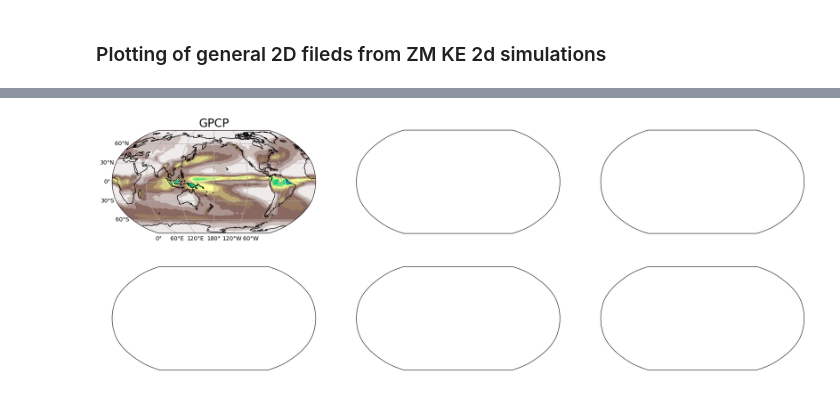
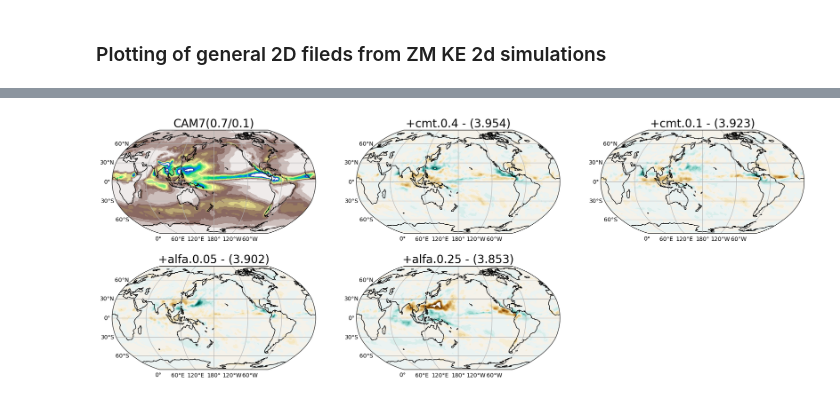
Before and after one commit to swrneale/python-scripts, a Jupyter notebook: zm_dev/zm_ke_cam_sims.ipynb, the cells around one changed output, grey strips where cells are left out. Cells and saved outputs as stored; diff of their text form; code cells hidden in the pictures.

```diff
--- a/zm_dev/zm_ke_cam_sims.ipynb
+++ b/zm_dev/zm_ke_cam_sims.ipynb
@@ -27,13 +27,21 @@ dir_climo = '/glade/derecho/scratch/rneale/archive/'
 #cam_names = ['GPCP','CAM7','+KE','+KE (TKE)','+dmpdz (1e-4)']
 
 
-cam_runs = ['GPCP','f.cam6_4_032.FLTHIST_ne30.cam7_ke.005a','f.cam6_4_032.FLTHIST_ne30.cam7_ke.006b','f.cam6_4_032.FLTHIST_ne30.cam7_ke.007b','f.cam6_4_032.FLTHIST_ne30.cam7_ke.008b']
-cam_names = ['GPCP','CAM7','+KE','+KE (TKE)','+dmpdz (1e-4)']
+#cam_runs = ['GPCP','f.cam6_4_032.FLTHIST_ne30.cam7_ke.005b','f.cam6_4_032.FLTHIST_ne30.cam7_ke.006b','f.cam6_4_032.FLTHIST_ne30.cam7_ke.007b','f.cam6_4_032.FLTHIST_ne30.cam7_ke.008b']
+#cam_names = ['GPCP','CAM7','+KE','+KE (TKE)','+dmpdz (1e-4)']
+
+#cam_runs = ['GPCP','f.cam6_4_032.FLTHIST_ne30.cam7_dev.002','f.cam6_4_032.FLTHIST_ne30.cam7_dev.005','f.cam6_4_032.FLTHIST_ne30.cam7_dev.006','f.cam6_4_032.FLTHIST_ne30.cam7_dev.007','f.cam6_4_032.FLTHIST_ne30.cam7_dev.008']
+#cam_names = ['GPCP','CAM7(0.7/0.1)','+cmt.0.4','+cmt.0.1','+alfa.0.05','+alfa.0.25']
+
+
+cam_runs = ['f.cam6_4_032.FLTHIST_ne30.cam7_dev.002','f.cam6_4_032.FLTHIST_ne30.cam7_dev.005','f.cam6_4_032.FLTHIST_ne30.cam7_dev.006','f.cam6_4_032.FLTHIST_ne30.cam7_dev.007','f.cam6_4_032.FLTHIST_ne30.cam7_dev.008']
+cam_names = ['CAM7(0.7/0.1)','+cmt.0.4','+cmt.0.1','+alfa.0.05','+alfa.0.25']
 
 #cam_runs = ['f.cam6_4_032.FLTHIST_ne30.cam7_ke.001a','f.cam6_4_032.FLTHIST_ne30.cam7_ke.002b']
 #cam_names = ['CAM7','+KE']
 
-season = 'MAM'
+fig_sub = 'cam7_all_zm_cmt_alfa'
+season = 'JJA'
 ldiff = True
 
 
@@ -54,14 +62,14 @@ ds_run = []
 
 nsims = len(cam_runs)
 
-
+nrows = 2 ; ncols = 3
 
 ############### LOOP OVER SIMULATIONS/OBS. ################
 
 
 for ip,vname in enumerate(mvars):
 
-    fig, ax = mp.subplots(nrows=2,ncols=3,
+    fig, ax = mp.subplots(nrows=nrows,ncols=ncols,
                         subplot_kw={'projection': pproj},
                         figsize=(22,8))
 
@@ -110,8 +118,8 @@ for ip,vname in enumerate(mvars):
             plevs = hyam*100000+da_ps*hybm
 
 
-        nlons = len(ds['lon'])
-        nlats = len(ds['lat'])
+        nlons = len(ds_i['lon'])
+        nlats = len(ds_i['lat'])
 
 
 
@@ -140,9 +148,9 @@ for ip,vname in enumerate(mvars):
             max_level = 15.
             min_level = 0.
             step_level = 1.
-            amax_level = 8.
-            amin_level = -8.
-            astep_level = 1.
+            amax_level = 6.
+            amin_level = -6.
+            astep_level = 0.5
 
 
             if vname=='RPREC':
@@ -180,19 +188,50 @@ for ip,vname in enumerate(mvars):
 
 #        cmap = 'terrain'
 
+
+
+        if vname=='TAUX':
+                long_name = 'Zonal Surface Stress'
+                da = ds_i['TAUX']
+                vunits = 'N/m^2'
+                vscale = 1.
+                cmap = 'CMRmap_r'
+                max_level = 0.15
+                min_level = -0.15
+                step_level = 0.01
+                amax_level = 0.05
+                amin_level = -0.05
+                astep_level = 0.005
+                acmap = 'bwr'
+
         if vname=='CAPE':
                 long_name = 'Convective Available Potential Energy'
                 da = ds_i['CAPE']
                 vunits = 'J/kg'
                 vscale = 1.
                 cmap = 'CMRmap_r'
-                max_level = 500.
+                max_level = 200.
                 min_level = 0.
-                step_level = 25.
+                step_level = 10.
                 amax_level = 100.
                 amin_level = -100.
                 astep_level = 10.
                 acmap = 'bwr'
+
+        if vname=='SWCF':
+                long_name = 'Short Wave Cloud Forcing'
+                da = ds_i['SWCF']
+                vunits = 'W/m^2'
+                vscale = 1.
+                cmap = 'CMRmap_r'
+                max_level = 10.
+                min_level = -100.
+                step_level = 10.
+                amax_level = 20.
+                amin_level = -20.
+                astep_level = 4.
+                acmap = 'bwr'
+
 
 
         if vname=='LCL':
@@ -328,13 +367,18 @@ for ip,vname in enumerate(mvars):
             attrs=da.attrs
             )
         da_p.attrs = da.attrs
+        trmse = ''
+        pcmap = cmap
 
-        pcmap = cmap
+
+        clevels = levels
+
         if ldiff and isim == 0:
             da_p0 = da_p
             trmse = ''
             clevels = levels
             pcmap = cmap
+
         if ldiff and isim > 0:
             da_p = da_p.interp_like(da_p0)-da_p0
             clevels = alevels
@@ -345,12 +389,13 @@ for ip,vname in enumerate(mvars):
             trmse = (f" - ({rmse.values:.3f})")
 
 
-
         pcont1 = axf[isim].contourf(da_p.lon, da_p.lat, da_p,transform=ptrans, levels=clevels,cmap=pcmap)
         axf[isim].coastlines()
         plab = axf[isim].gridlines(draw_labels=True)
         plab.top_labels = False
         plab.right_labels = False
+
+#        axf[isim].set_extent([-180, 180, -60, 60], crs=ccrs.PlateCarree())
         axf[isim].set_title(cam_names[isim]+trmse,fontsize=20)
 
 
@@ -366,25 +411,25 @@ for ip,vname in enumerate(mvars):
             axf[isim+1].set_title(cam_names[isim+1])
 
 
-    axf[nsims].set_visible(False)
+    for ifig in range(nsims,nlats*nlons):  axf[ifig].set_visible(False)  # Remove blank plots at the edn with no simulations.
 
     fig.suptitle(long_name+' ('+season+')',fontsize=30.)
 
     fig.subplots_adjust(right=0.8)
     cbar_ax = fig.add_axes([0.82, 0.15, 0.012, 0.5])
-    if vname in ['LEL'] :cbar_ax.invert_yaxis()
+    if vname in ['LEL'] : cbar_ax.invert_yaxis()
     cbar = fig.colorbar(pcont1, cax=cbar_ax)
     cbar.ax.tick_params(labelsize=15)
     cbar.set_label(label=vunits, size='large', weight='bold')
 
 #    cbar2_ax = fig.add_axes([0.86, 0.15, 0.012, 0.7])
-    if vname in ['LEL'] :cbar2_ax.invert_yaxis()
+    if vname in ['LEL'] : cbar2_ax.invert_yaxis()
 #    cbar2 = fig.colorbar(pcont2, cax=cbar2_ax,label = vunits)
 
 #    cbar.ax.set_label('Mean Pressure (mb)')
 
     tdiff = 'diff' if ldiff else ''
-    mp.savefig(dir_fig+vname+'_cam7_all_zm_ke_fix+'+season+'_'+tdiff+'.png', dpi=200,bbox_inches='tight')
+    mp.savefig(dir_fig+vname+'_'+fig_sub+'_'+season+'_'+tdiff+'.png', dpi=200,bbox_inches='tight')
     mp.show()
 # %% [output]
 PRECT
@@ -405 +453 @@ FileNotFoundError: [Errno 2] No such file or directory: '/glade/derecho/scratch/
-[figure, old version]
+[figure, new version]
```
Also changed, not shown: parts of 1 cell of this notebook, 17 other files.
